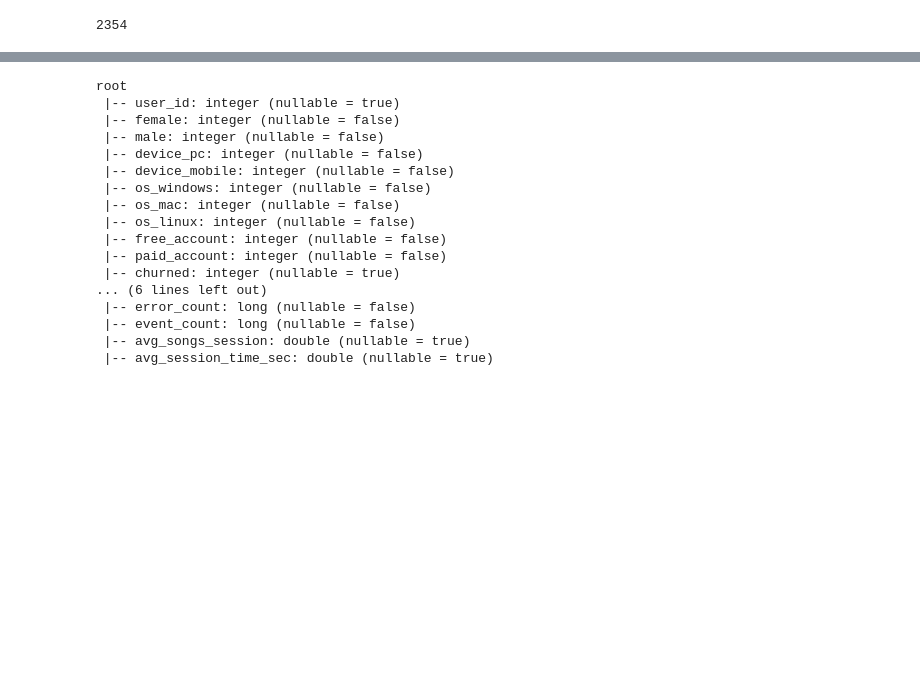
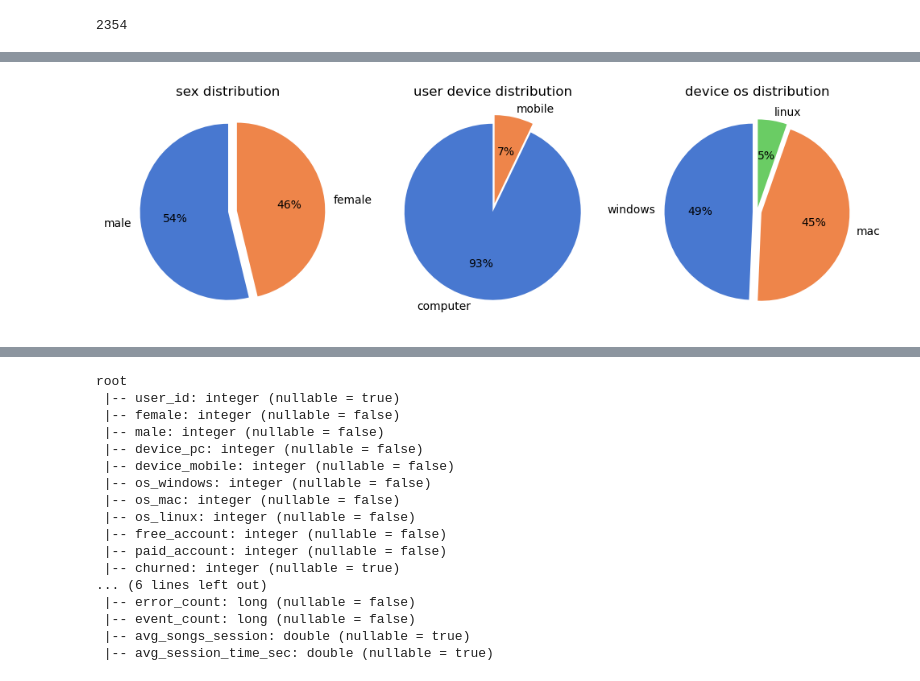
Before and after one commit to audidatacamp370/p4_capstone_spakify, a Jupyter notebook: Sparkify.ipynb, the cells around one changed output, grey strips where cells are left out. Cells and saved outputs as stored; diff of their text form; code cells hidden in the pictures; blank space fills up the shorter version.

```diff
--- a/Sparkify.ipynb
+++ b/Sparkify.ipynb
@@ -560,0 +314,16 @@ only showing top 5 rows
+# %%
+# Getting insights in basic user features
+colors=sns.color_palette('muted')
+# plotting pie charts for user distribution for sex, devices and their OS beeing used,
+fig, axs = plt.subplots(1, 3, figsize=[12,5])
+
+axs[0].set_title("sex distribution")
+axs[0].pie(df_user.gender.value_counts(), labels=['male', 'female'],explode=(0,0.1),autopct='%.0f%%',startangle=90, colors=colors );
+
+axs[1].set_title('user device distribution')
+axs[1].pie(df_user.device.value_counts(), labels=df_user.device.value_counts().index.tolist(),explode=(0,0.1),autopct='%.0f%%',startangle=90, colors=colors );
+
+axs[2].set_title('device os distribution')
+axs[2].pie(df_user.device_os.value_counts(), labels=df_user.device_os.value_counts().index.tolist(),explode=(0.05 ,0.05,0.05),autopct='%.0f%%',startangle=90, colors=colors );
+# %% [output]
+[figure, added]
```
Also changed, not shown: parts of 102 cells of this notebook.
